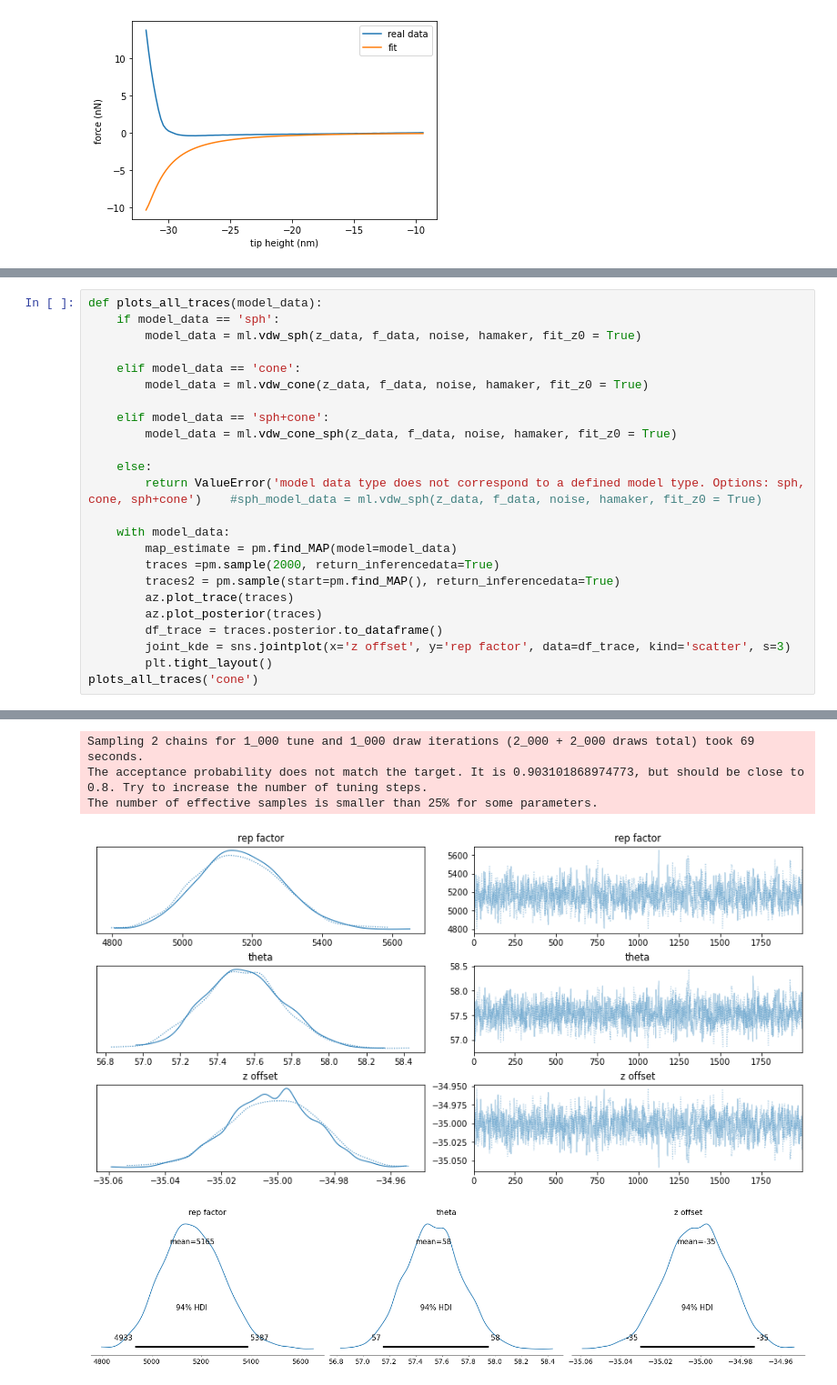
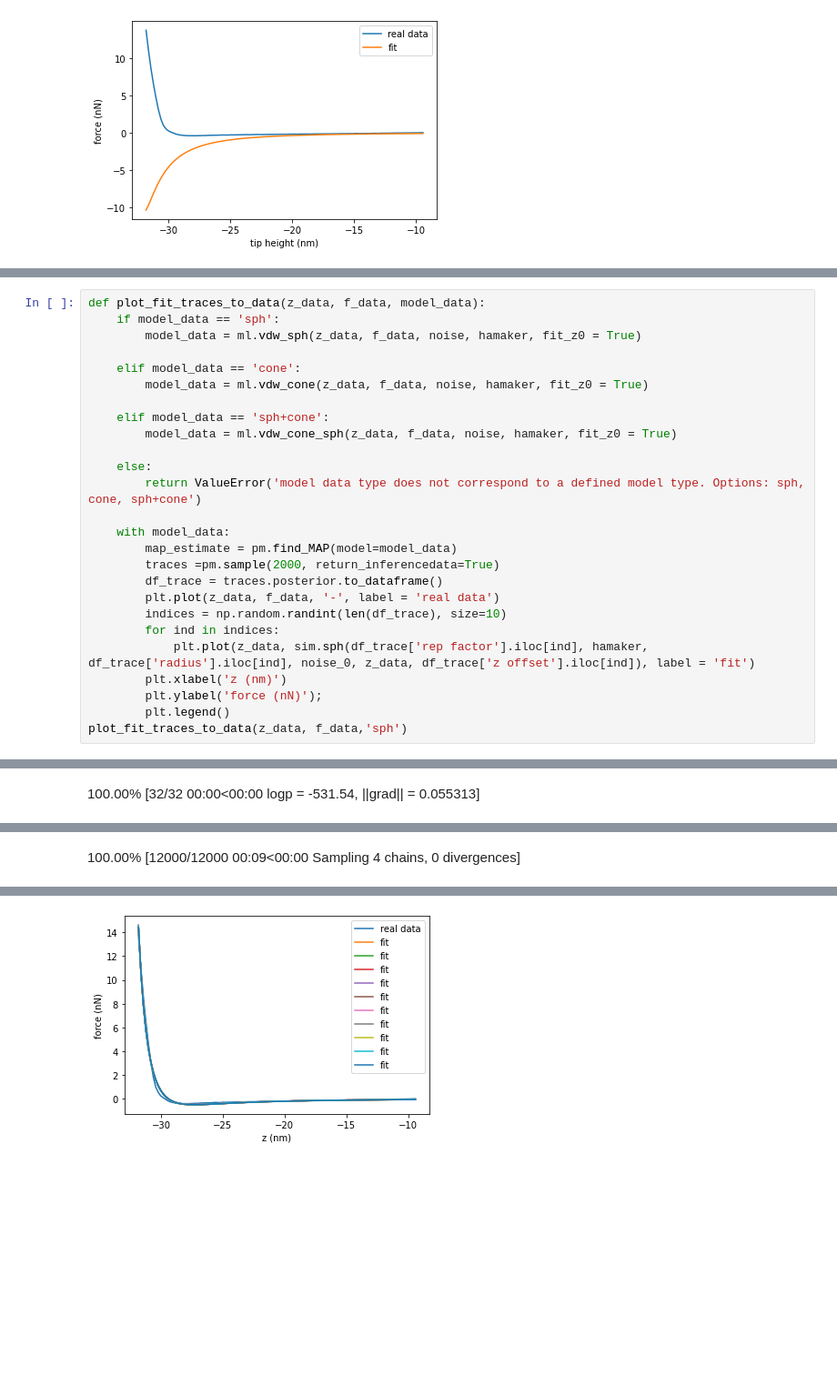
Before and after one commit to phys201/nc_AFM, a Jupyter notebook: documentation.ipynb, the cells around one changed output, grey strips where cells are left out. Shown at 91% size. Saved outputs shown, nothing was run; the diff lists cells and outputs as text; blank space fills up the shorter version.

Commit message:
added function to plot a subset of traces with the real data

```diff
--- a/documentation.ipynb
+++ b/documentation.ipynb
@@ -601,5 +643,5 @@ Text(0, 0.5, 'force (nN)')
 # %%
-def plots_all_traces(model_data):
+def plot_fit_traces_to_data(z_data, f_data, model_data):
     if model_data == 'sph':
         model_data = ml.vdw_sph(z_data, f_data, noise, hamaker, fit_z0 = True)
 
@@ -610,16 +652,18 @@ def plots_all_traces(model_data):
         model_data = ml.vdw_cone_sph(z_data, f_data, noise, hamaker, fit_z0 = True)
 
     else:
-        return ValueError('model data type does not correspond to a defined model type. Options: sph, cone, sph+cone')    #sph_model_data = ml.vdw_sph(z_data, f_data, noise, hamaker, fit_z0 = True)
+        return ValueError('model data type does not correspond to a defined model type. Options: sph, cone, sph+cone')
 
     with model_data:
         map_estimate = pm.find_MAP(model=model_data)
         traces =pm.sample(2000, return_inferencedata=True)
-        traces2 = pm.sample(start=pm.find_MAP(), return_inferencedata=True)
-        az.plot_trace(traces)
-        az.plot_posterior(traces)
         df_trace = traces.posterior.to_dataframe()
-        joint_kde = sns.jointplot(x='z offset', y='rep factor', data=df_trace, kind='scatter', s=3)
-        plt.tight_layout()
-plots_all_traces('cone')
+        plt.plot(z_data, f_data, '-', label = 'real data')
+        indices = np.random.randint(len(df_trace), size=10)
+        for ind in indices:
+            plt.plot(z_data, sim.sph(df_trace['rep factor'].iloc[ind], hamaker, df_trace['radius'].iloc[ind], noise_0, z_data, df_trace['z offset'].iloc[ind]), label = 'fit')
+        plt.xlabel('z (nm)')
+        plt.ylabel('force (nN)');
+        plt.legend()
+plot_fit_traces_to_data(z_data, f_data,'sph')
 # %% [output]
@@ -627,2 +670,3 @@ plots_all_traces('cone')
+100.00% [32/32 00:00<00:00 logp = -531.54, ||grad|| = 0.055313]
 Auto-assigning NUTS sampler...
 Initializing NUTS using jitter+adapt_diag...
@@ -635,0 +675 @@ The number of effective samples is smaller than 25% for some parameters.
+100.00% [12000/12000 00:09<00:00 Sampling 4 chains, 0 divergences]
@@ -641,5 +680 @@ NUTS: [z offset, theta, rep factor]
-Sampling 2 chains for 1_000 tune and 1_000 draw iterations (2_000 + 2_000 draws total) took 69 seconds.
-The acceptance probability does not match the target. It is 0.903101868974773, but should be close to 0.8. Try to increase the number of tuning steps.
-The number of effective samples is smaller than 25% for some parameters.
-[figure, old version]
+[figure, new version]
-[figure, removed]
```
Also changed, not shown: parts of 10 cells of this notebook.
